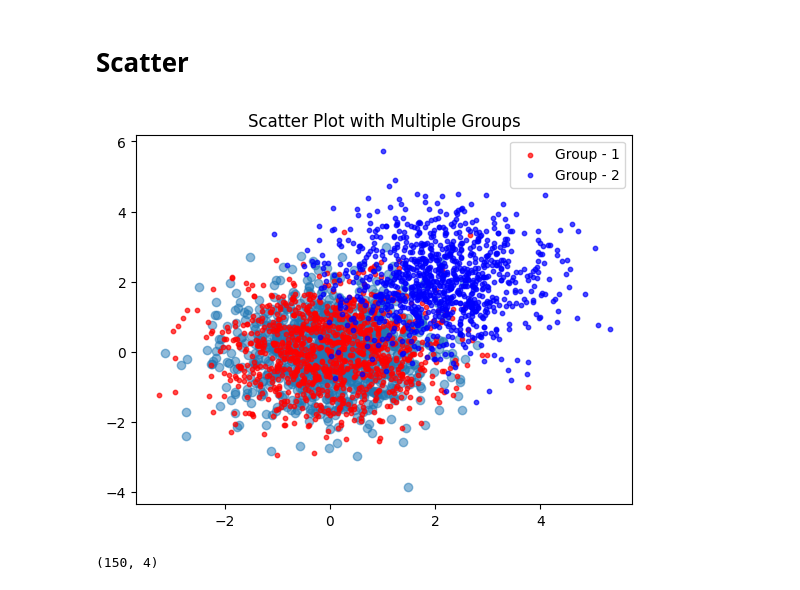
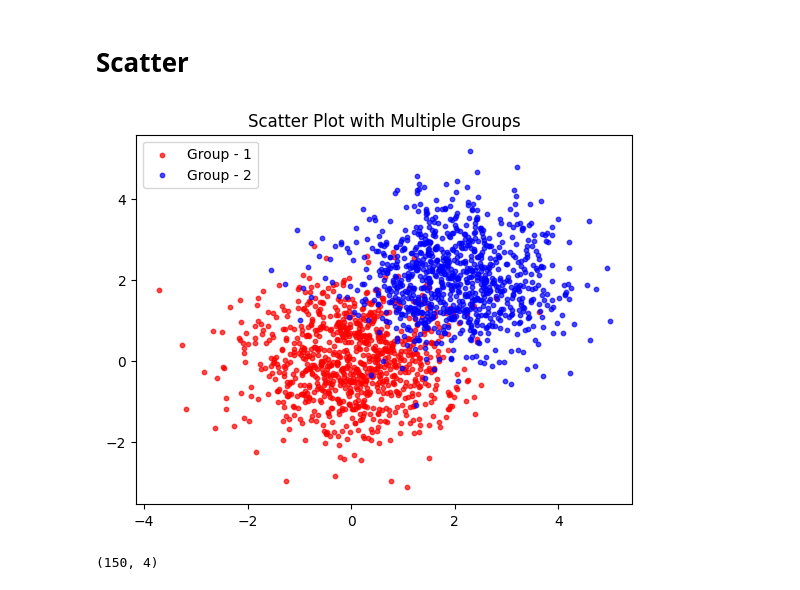
Before and after one commit to SaH1l191/Data_Science_with_Python, a Jupyter notebook: matplotlib/new.ipynb, the cells around one changed output. Drawn from its saved outputs; the diff is of its cells as text; code cells hidden in the pictures.

```diff
--- a/matplotlib/new.ipynb
+++ b/matplotlib/new.ipynb
@@ -173,23 +172,23 @@ fig.plot(x,sinx)
 # %% [markdown]
 # Scatter
 # %%
-n =1000
+n =907
 x1 = np.random.randn(n)
 y1 = np.random.randn(n)
 x2 = np.random.randn(n) + 2
 y2 = np.random.randn(n) + 2
 
 # print(x)
-plt.scatter(x,y,alpha=0.5) #transprarency
+# plt.scatter(x,y,alpha=0.5) #transprarency
 
 plt.scatter(x1,y1, c = 'red',  alpha = .7, s = 10, label = 'Group - 1')
 
 plt.scatter(x2,y2, c = 'blue', alpha = .7, s = 10, label = 'Group - 2')
 plt.title('Scatter Plot with Multiple Groups')
 plt.legend()
 plt.show()
 # %% [output]
-[figure, old version]
+[figure, new version]
 # %%
 from sklearn.datasets import load_iris
 iris = load_iris()
```
Also changed, not shown: parts of 1 cell of this notebook, 29 other files.
